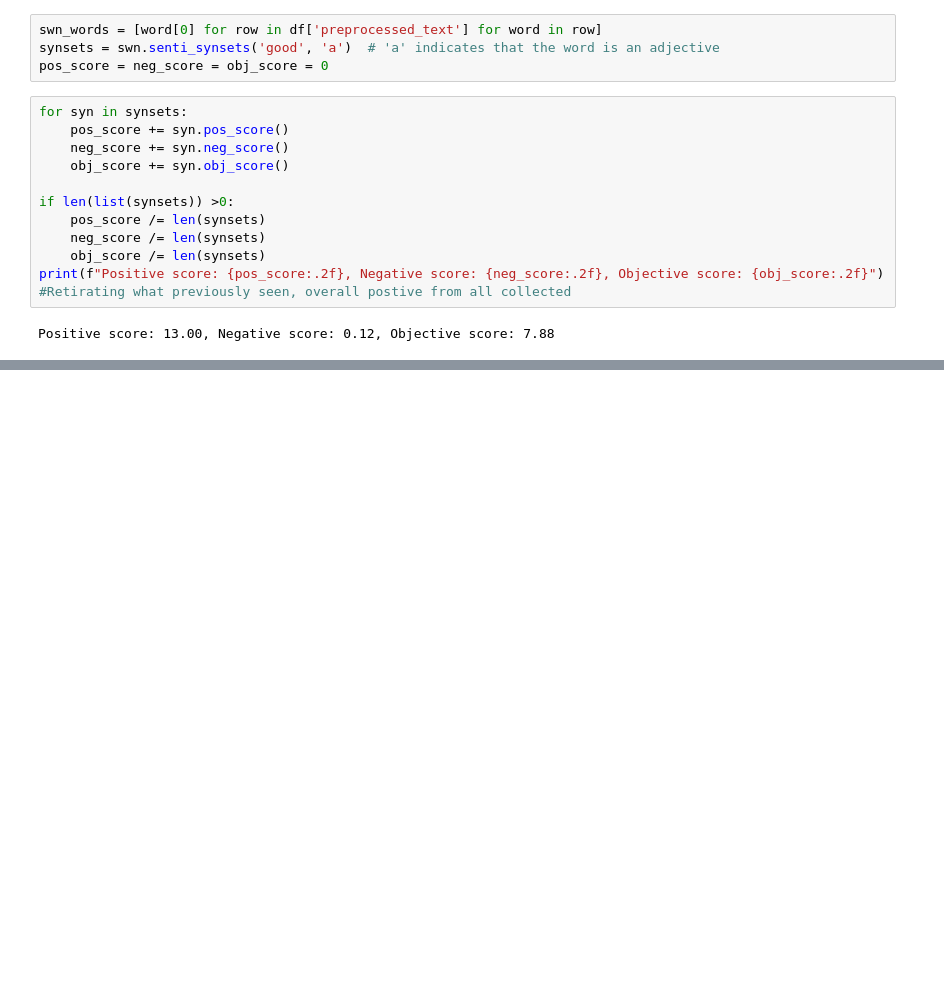
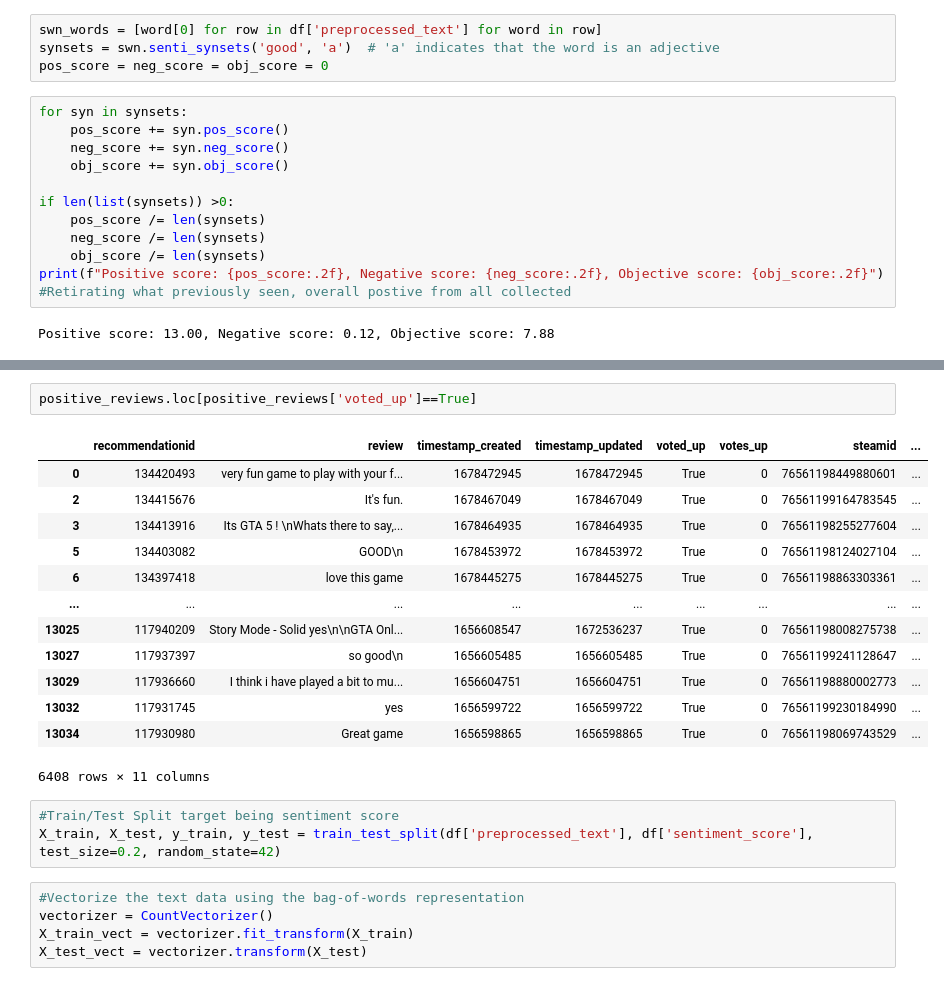
Before and after one commit to CarlosGG18/Rockstar-Games-Sentiment-Analysis, a Jupyter notebook: modeling.ipynb, the cells around one changed output, grey strips where cells are left out. Saved outputs shown, nothing was run; the diff lists cells and outputs as text; blank space fills up the shorter version.

```diff
--- a/modeling.ipynb
+++ b/modeling.ipynb
@@ -203,3 +302,27 @@ coherence_score = coherence_model.get_coherence()
 print(f"Coherence Score: {coherence_score}")
 # %% [output]
 Coherence Score: nan
+# %%
+positive_reviews.loc[positive_reviews['voted_up']==True]
+# %% [output]
+|  | recommendationid | review | timestamp_created | timestamp_updated | voted_up | votes_up | steamid | ... |
+| 0 | 134420493 | very fun game to play with your f... | 1678472945 | 1678472945 | True | 0 | 76561198449880601 | ... |
+| 2 | 134415676 | It's fun. | 1678467049 | 1678467049 | True | 0 | 76561199164783545 | ... |
+| 3 | 134413916 | Its GTA 5 ! \nWhats there to say,... | 1678464935 | 1678464935 | True | 0 | 76561198255277604 | ... |
+| 5 | 134403082 | GOOD\n | 1678453972 | 1678453972 | True | 0 | 76561198124027104 | ... |
+| 6 | 134397418 | love this game | 1678445275 | 1678445275 | True | 0 | 76561198863303361 | ... |
+| ... | ... | ... | ... | ... | ... | ... | ... | ... |
+| 13025 | 117940209 | Story Mode - Solid yes\n\nGTA Onl... | 1656608547 | 1672536237 | True | 0 | 76561198008275738 | ... |
+| 13027 | 117937397 | so good\n | 1656605485 | 1656605485 | True | 0 | 76561199241128647 | ... |
+| 13029 | 117936660 | I think i have played a bit to mu... | 1656604751 | 1656604751 | True | 0 | 76561198880002773 | ... |
+| 13032 | 117931745 | yes | 1656599722 | 1656599722 | True | 0 | 76561199230184990 | ... |
+| 13034 | 117930980 | Great game | 1656598865 | 1656598865 | True | 0 | 76561198069743529 | ... |
+6408 rows × 11 columns
+# %%
+#Train/Test Split target being sentiment score
+X_train, X_test, y_train, y_test = train_test_split(df['preprocessed_text'], df['sentiment_score'], test_size=0.2, random_state=42)
+# %%
+#Vectorize the text data using the bag-of-words representation
+vectorizer = CountVectorizer()
+X_train_vect = vectorizer.fit_transform(X_train)
+X_test_vect = vectorizer.transform(X_test)
```
Also changed, not shown: parts of 21 cells of this notebook.
